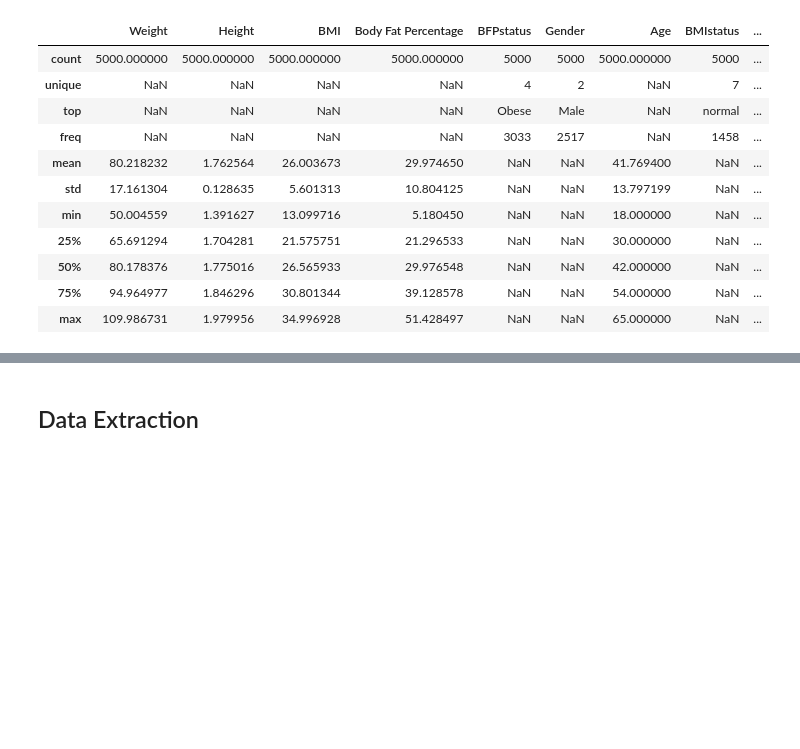
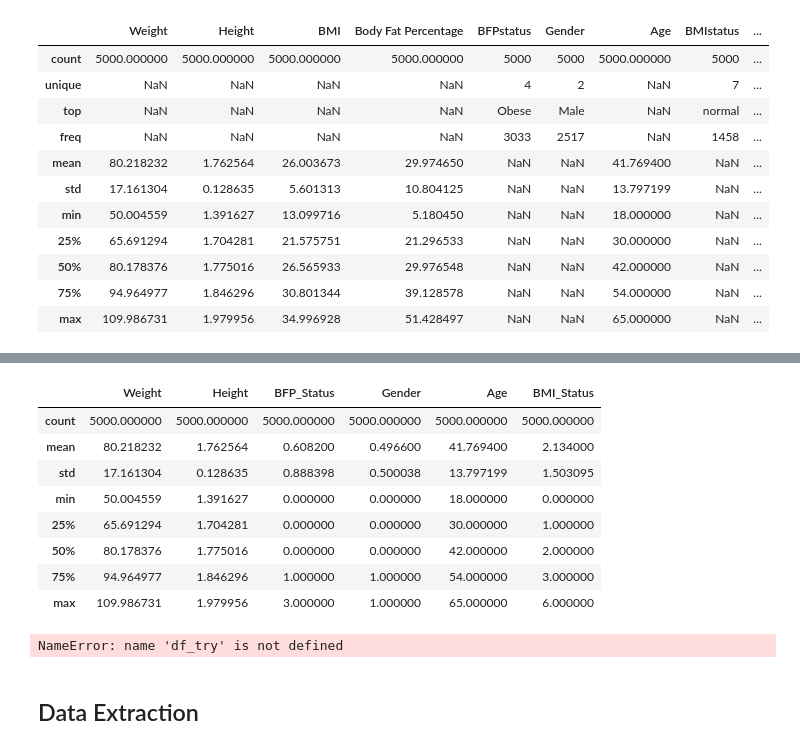
Before and after one commit to fedfioravanti/Flask-API-example, a Jupyter notebook: Health_BMI_status_prediction.ipynb, the cells around one changed output, grey strips where cells are left out. Cells and saved outputs as stored; diff of their text form; code cells hidden in the pictures; blank space fills up the shorter version.

```diff
--- a/Health_BMI_status_prediction.ipynb
+++ b/Health_BMI_status_prediction.ipynb
@@ -101,2 +186,19 @@ data.describe(include='all')
+# %%
+df.describe()
+# %% [output]
+|  | Weight | Height | BFP_Status | Gender | Age | BMI_Status |
+| count | 5000.000000 | 5000.000000 | 5000.000000 | 5000.000000 | 5000.000000 | 5000.000000 |
+| mean | 80.218232 | 1.762564 | 0.608200 | 0.496600 | 41.769400 | 2.134000 |
+| std | 17.161304 | 0.128635 | 0.888398 | 0.500038 | 13.797199 | 1.503095 |
+| min | 50.004559 | 1.391627 | 0.000000 | 0.000000 | 18.000000 | 0.000000 |
+| 25% | 65.691294 | 1.704281 | 0.000000 | 0.000000 | 30.000000 | 1.000000 |
+| 50% | 80.178376 | 1.775016 | 0.000000 | 0.000000 | 42.000000 | 2.000000 |
+| 75% | 94.964977 | 1.846296 | 1.000000 | 1.000000 | 54.000000 | 3.000000 |
+| max | 109.986731 | 1.979956 | 3.000000 | 1.000000 | 65.000000 | 6.000000 |
+# %%
+# save the test dataframe as CSV
+df.to_csv('datasets/df.csv', encoding='utf-8', index=False)
+# %% [output]
+NameError: name 'df_try' is not defined
 # %% [markdown]
 ## Data Extraction
```
Also changed, not shown: parts of 11 cells of this notebook.
